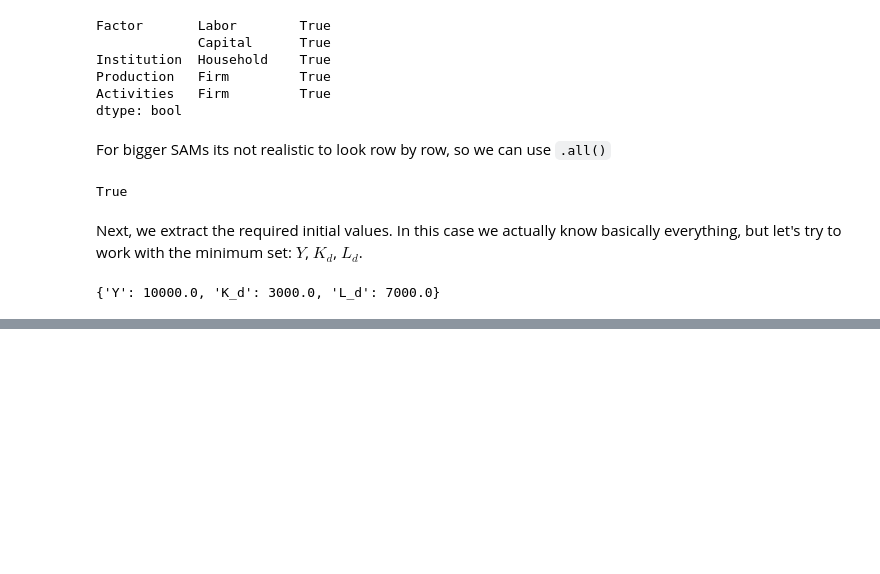
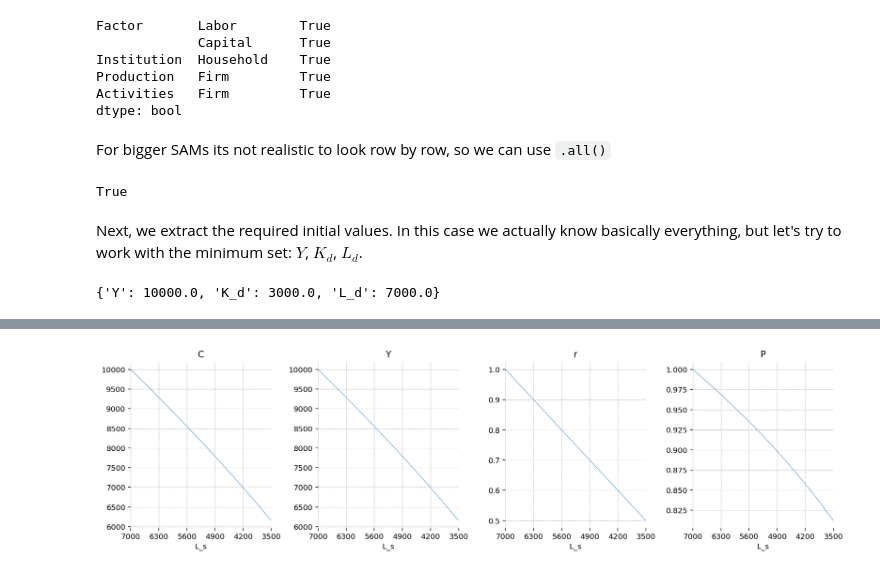
Before and after one commit to jessegrabowski/cge_modeling, a Jupyter notebook: examples/notebooks/rbc.ipynb, the cells around one changed output, grey strips where cells are left out. Drawn from its saved outputs; the diff is of its cells as text; code cells hidden in the pictures; blank space fills up the shorter version.

```diff
--- a/examples/notebooks/rbc.ipynb
+++ b/examples/notebooks/rbc.ipynb
@@ -441,0 +579,11 @@ calibrate_model(mod, **initial_values)
+# %%
+fig = cgp.plot_lines(
+    labor_cut,
+    mod=mod,
+    var_names=["C", "Y", "r", "P"],
+    figsize=(14, 4),
+    plot_optimizer=False,
+    x_unit="value",
+);
+# %% [output]
+[figure, added]
```
Also changed, not shown: parts of 28 cells of this notebook, 5 other files.
